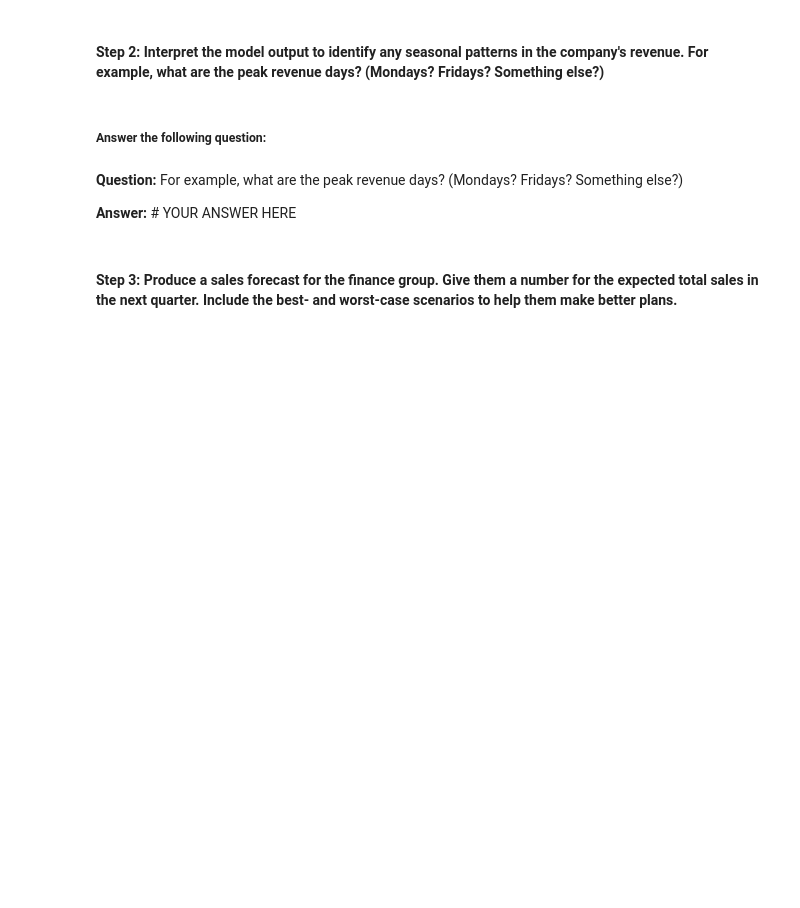
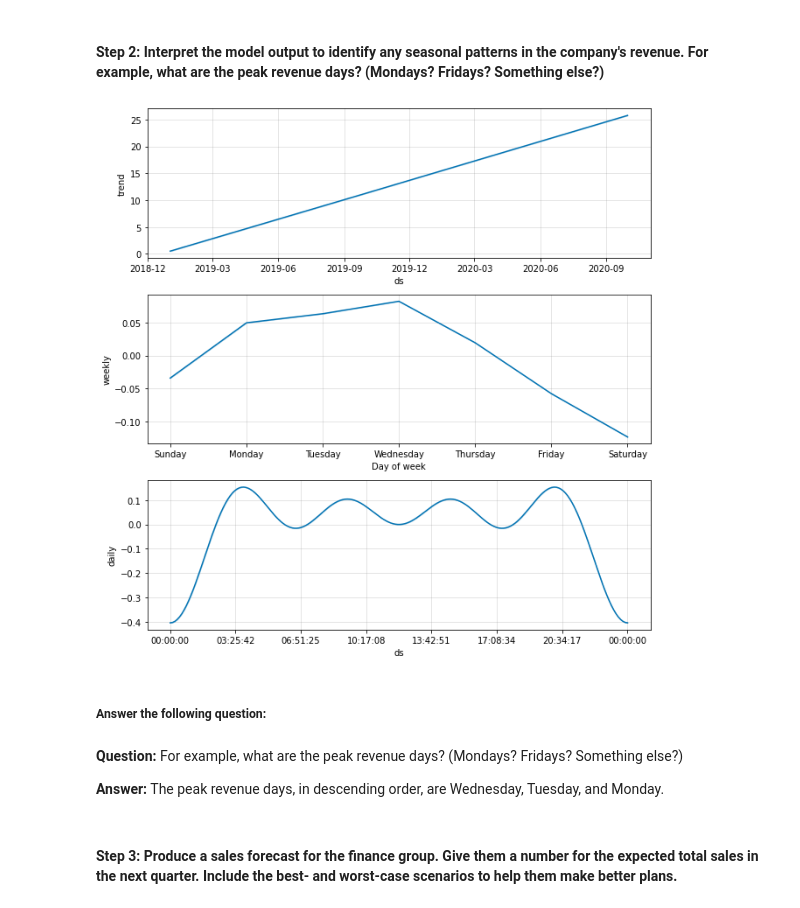
Before and after one commit to jasonjgarcia24/net-profit-forcasting, a Jupyter notebook: forecasting_net_prophet.ipynb, the cells around one changed output. Saved outputs shown, nothing was run; the diff lists cells and outputs as text; code cells hidden in the pictures; blank space fills up the shorter version.

```diff
--- a/forecasting_net_prophet.ipynb
+++ b/forecasting_net_prophet.ipynb
@@ -640,10 +714,10 @@ hv.extension('bokeh')
 
 # Set up the dataframe in the neccessary format:
 # Reset the index so that date becomes a column in the DataFrame
-mercado_sales_prophet_df = # YOUR CODE HERE
+mercado_sales_prophet_df = df_mercado_sales.reset_index()
 
 # Adjust the columns names to the Prophet syntax
-mercado_sales_prophet_df.columns = # YOUR CODE HERE
+mercado_sales_prophet_df = mercado_sales_prophet_df.rename(columns={"date":"ds", "Daily Sales":"y"})
 
 # Visualize the DataFrame
-# YOUR CODE HERE
+mercado_sales_prophet_df.head()
@@ -650,6 +731,6 @@ mercado_sales_prophet_df.columns = # YOUR CODE HERE
 # %%
 # Create the model
-mercado_sales_prophet_model = # YOUR CODE HERE
+mercado_sales_prophet_model = Prophet(daily_seasonality=True)
 
 # Fit the model
-# YOUR CODE HERE
+mercado_sales_prophet_model.fit(mercado_sales_prophet_df)
@@ -657,7 +741,8 @@ mercado_sales_prophet_model = # YOUR CODE HERE
 # Predict sales for 90 days (1 quarter) out into the future.
 
 # Start by making a future dataframe
-mercado_sales_prophet_future = # YOUR CODE HERE
+mercado_sales_prophet_future = mercado_sales_prophet_model.make_future_dataframe(periods=3360, freq="H")
 
 # Display the last five rows of the future DataFrame
-# YOUR CODE HERE
+display(mercado_sales_prophet_future.head())
+display(mercado_sales_prophet_future.tail())
@@ -664,6 +762,6 @@ mercado_sales_prophet_future = # YOUR CODE HERE
 # %%
 # Make predictions for the sales each day over the next quarter
-mercado_sales_prophet_forecast = # YOUR CODE HERE
+mercado_sales_prophet_forecast = mercado_sales_prophet_model.predict(mercado_sales_prophet_future)
 
 # Display the first 5 rows of the resulting DataFrame
-# YOUR CODE HERE
+mercado_sales_prophet_forecast.head()
@@ -671,13 +776,15 @@ mercado_sales_prophet_forecast = # YOUR CODE HERE
 #### Step 2: Interpret the model output to identify any seasonal patterns in the company's revenue. For example, what are the peak revenue days? (Mondays? Fridays? Something else?)
 # %%
 # Use the plot_components function to analyze seasonal patterns in the company's revenue
-# YOUR CODE HERE
+mercado_sales_prophet_model.plot_components(mercado_sales_prophet_forecast);
+# %% [output]
+[figure, added]
 # %% [markdown]
 ##### Answer the following question:
 # %% [markdown]
 **Question:** For example, what are the peak revenue days? (Mondays? Fridays? Something else?)
 
-**Answer:** # YOUR ANSWER HERE
+**Answer:** The peak revenue days, in descending order, are Wednesday, Tuesday, and Monday.
 # %% [markdown]
 #### Step 3: Produce a sales forecast for the finance group. Give them a number for the expected total sales in the next quarter. Include the best- and worst-case scenarios to help them make better plans.
 # %%
```
Also changed, not shown: parts of 27 cells of this notebook.
